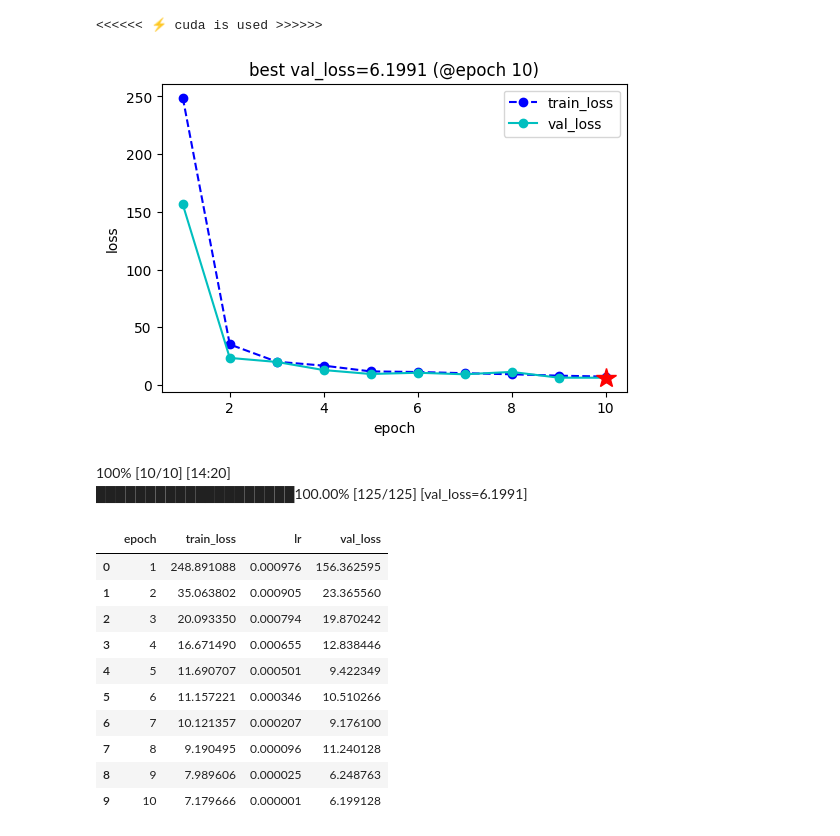
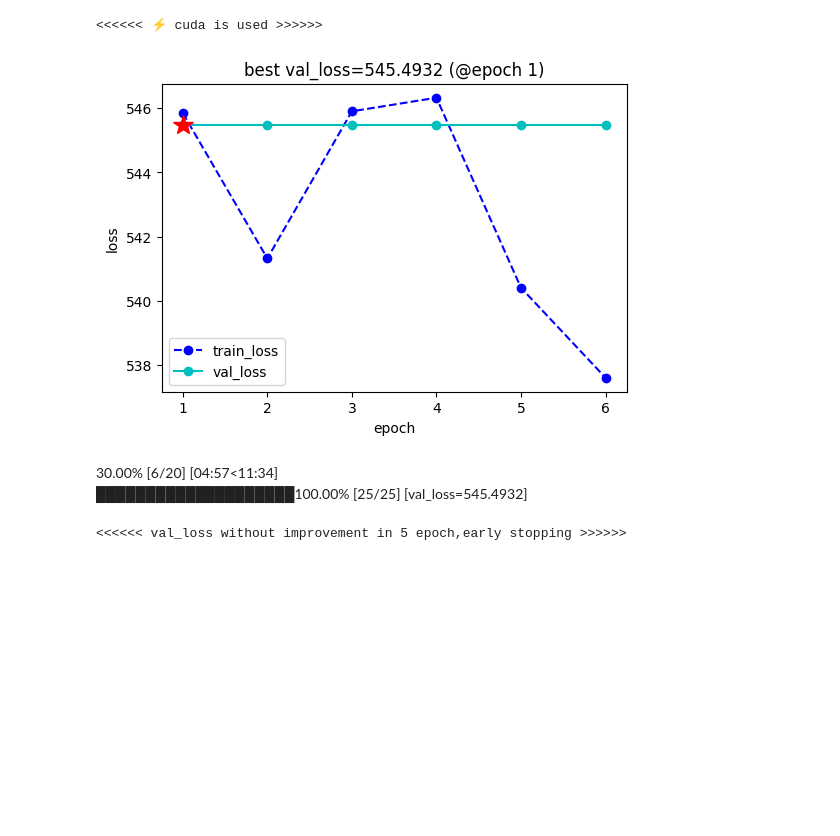
Before and after one commit to ywzhang909/AO-shaping, a Jupyter notebook: notebooks/train_vgg_1.ipynb, the cells around one changed output. Drawn from its saved outputs; the diff is of its cells as text; code cells hidden in the pictures; blank space fills up the shorter version.

Commit message:
feat(dl): add main img featurelized test. vae test

```diff
--- a/notebooks/train_vgg_1.ipynb
+++ b/notebooks/train_vgg_1.ipynb
@@ -5,3 +31,2 @@ import numpy as np
 # %%
-data = pd.read_pickle("8.pkl", compression="zip")
-data.head()
+img = pd.read_pickle('../data/wf-less/11.pkl', compression='zip')
@@ -58,3 +32,0 @@ No module named 'tabm'
-# %%
-data = pd.read_pickle("8.pkl", compression="zip")
-data.head()
@@ -71,25 +56,28 @@ class AOShapingDataset(Dataset):
         self.data = data
         self.transform = transform
 
+        best_iter = data.iloc[data.pib.argmax()]
+        self.target_v = best_iter._v
+
     def __len__(self):
         return len(self.data)
 
     def __getitem__(self, idx):
         sample = self.data.iloc[idx]
-        img = sample.cam
-        if img.ndim == 2:
-            img = np.stack([img,img], axis=0)
-        v = sample.v
+        img = sample._img[..., np.newaxis]
+        v = sample._v - self.target_v
+        v = v / 500
         if self.transform:
             img = self.transform(img)
-        return img, v
+        return img, torch.tensor(v, dtype=torch.float32)
 
 transforms = Compose([
     ToTensor(),
     ToDtype(torch.float32, scale=True),
+    Resize((80,80))
 ])
 
-dataset = AOShapingDataset(data, transform=transforms)
+dataset = AOShapingDataset(img, transform=transforms)
 train_dataset, test_dataset = random_split(dataset, [0.8,0.2])
 train_loader = DataLoader(train_dataset, batch_size=32, shuffle=True)
 test_loader = DataLoader(test_dataset, batch_size=32, shuffle=False)
@@ -96,4 +86,13 @@ test_loader = DataLoader(test_dataset, batch_size=32, shuffle=False)
 # %%
-net = create_model("vgg13", in_chans=2, num_classes=64, pretrained=False)
-model = KerasModel(net, loss_fn=torch.nn.MSELoss())
-model.fit(train_loader, test_loader, epochs=10)
+def train(model_name):
+    assert model_name in timm.list_models()
+
+    torch.cuda.empty_cache()
+    net = create_model(model_name, in_chans=1, num_classes=64, pretrained=False)
+
+    optimizer = Adam(net.parameters(), lr=1e-3)
+    model = KerasModel(net, optimizer=optimizer, loss_fn=torch.nn.MSELoss())
+    model.fit(train_loader, test_loader, epochs=20, patience=5, callbacks=[
+        CosineAnnealingLR(optimizer, T_max=10, eta_min=1e-6),
+    ])
+    return model
@@ -188,23 +99,7 @@ data1.head()
-# %%
-net = create_model("vgg13", in_chans=2, num_classes=64, pretrained=False)
-optimizer = Adam(net.parameters(), lr=1e-3)
-loss_fn = torch.nn.MSELoss()
-lr_schedule = CosineAnnealingLR(optimizer, T_max=10, eta_min=1e-6)
-model = KerasModel(net, optimizer=optimizer, loss_fn=loss_fn, lr_scheduler=lr_schedule)
-model.fit(train_loader, test_loader, epochs=10, patience=5)
-# %% [output]
-<<<<<< ⚡️ cuda is used >>>>>>
-[figure, removed]
-100% [10/10] [14:20]
-████████████████████100.00% [125/125] [val_loss=6.1991]
-|  | epoch | train_loss | lr | val_loss |
-| 0 | 1 | 248.891088 | 0.000976 | 156.362595 |
-| 1 | 2 | 35.063802 | 0.000905 | 23.365560 |
-| 2 | 3 | 20.093350 | 0.000794 | 19.870242 |
-| 3 | 4 | 16.671490 | 0.000655 | 12.838446 |
-| 4 | 5 | 11.690707 | 0.000501 | 9.422349 |
-| 5 | 6 | 11.157221 | 0.000346 | 10.510266 |
-| 6 | 7 | 10.121357 | 0.000207 | 9.176100 |
-| 7 | 8 | 9.190495 | 0.000096 | 11.240128 |
-| 8 | 9 | 7.989606 | 0.000025 | 6.248763 |
-| 9 | 10 | 7.179666 | 0.000001 | 6.199128 |
+# %%
+model = train('mobilenetv5_base')
+# %% [output]
+<<<<<< ⚡️ cuda is used >>>>>>
+[figure, added]
+████████████████████100.00% [25/25] [val_loss=545.4932]
+<<<<<< val_loss without improvement in 5 epoch,early stopping >>>>>>
```
Also changed, not shown: parts of 24 cells of this notebook, 11 other files.
